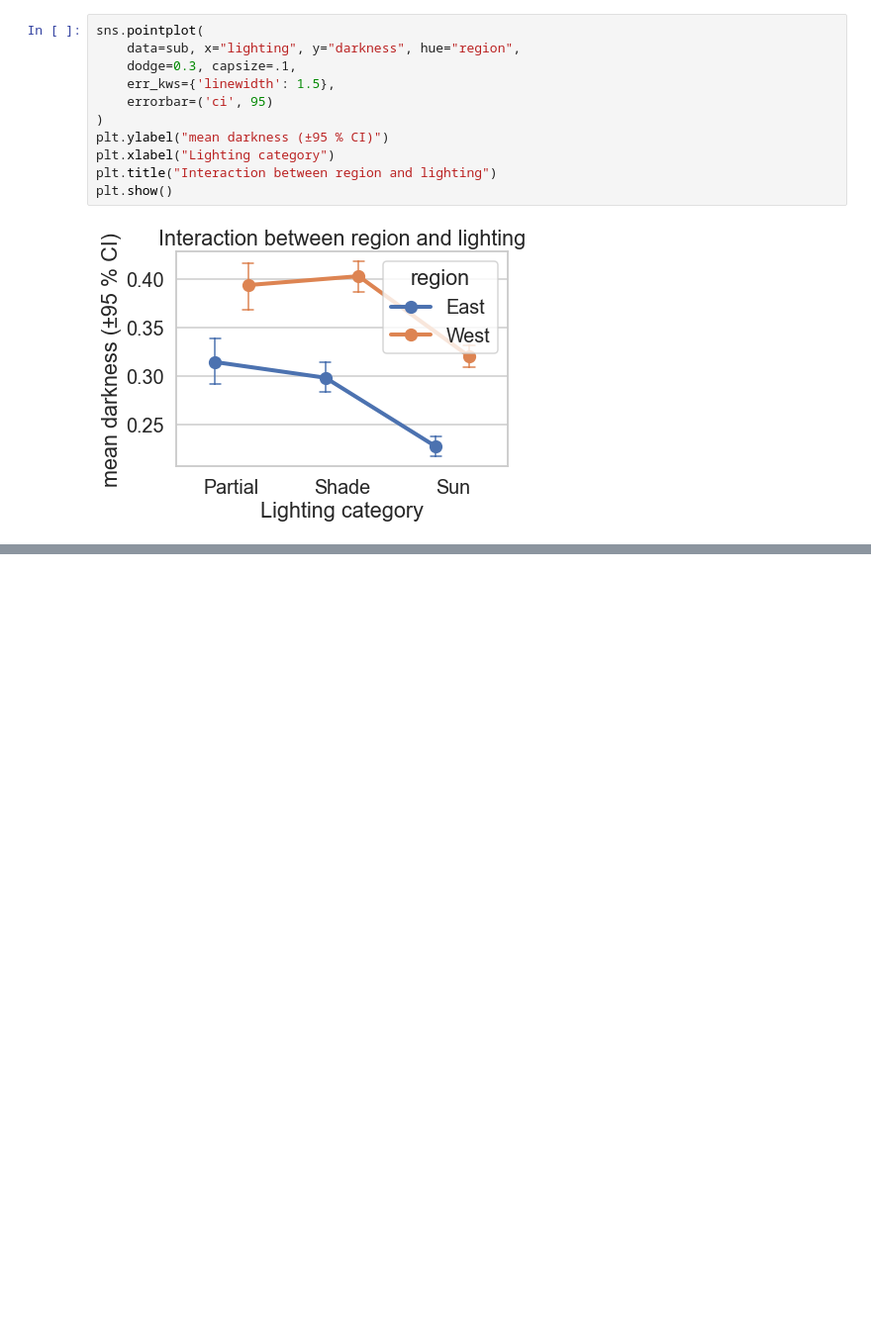
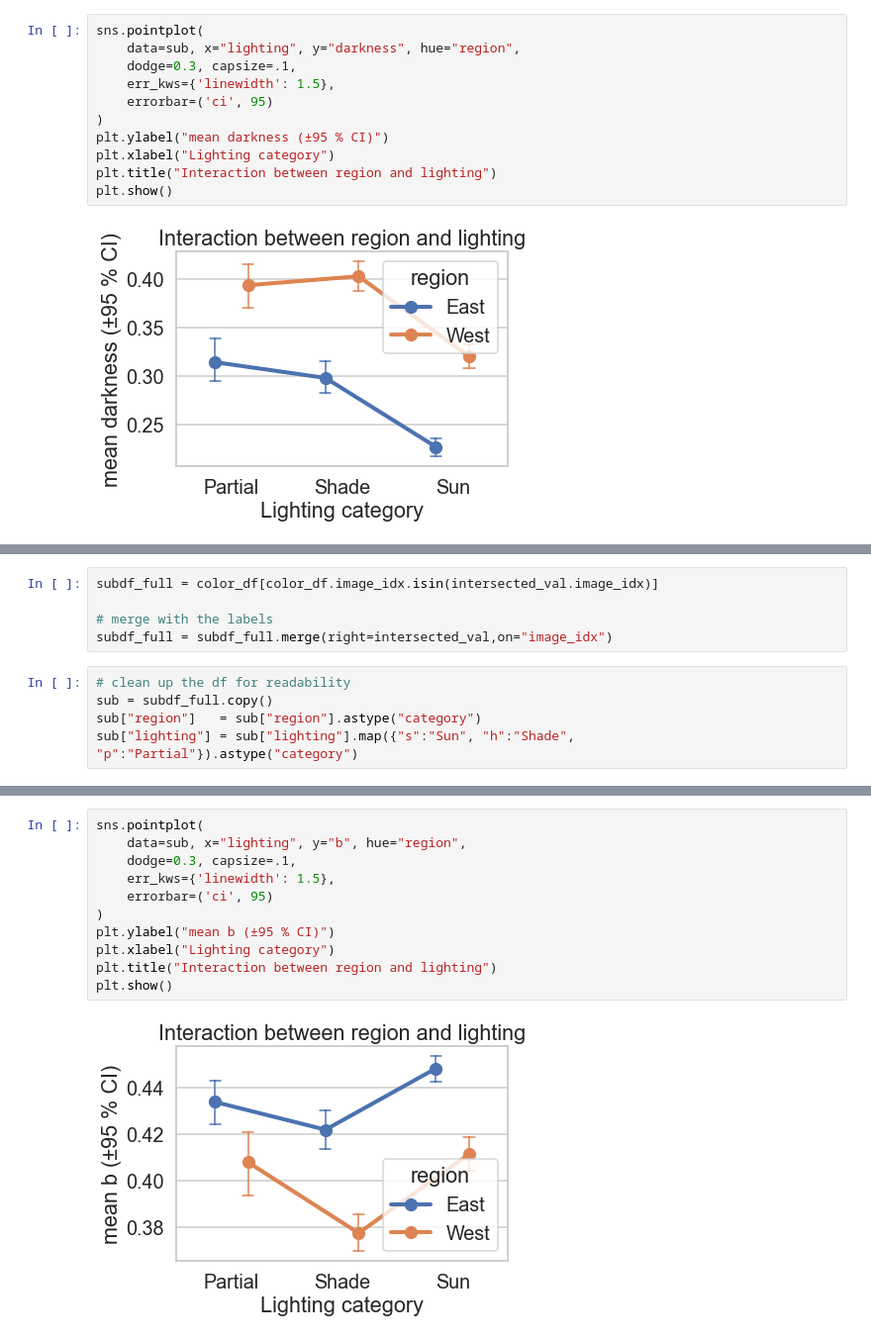
Before and after one commit to pmckenz1/monarda_fistulosa_color, a Jupyter notebook: validation/analyzing_validation_anova.ipynb, the cells around one changed output, grey strips where cells are left out. Shown at 99% size. Cells and saved outputs as stored; diff of their text form; blank space fills up the shorter version.

```diff
--- a/validation/analyzing_validation_anova.ipynb
+++ b/validation/analyzing_validation_anova.ipynb
@@ -1459,0 +1532,10 @@ plt.show()
+# %%
+subdf_full = color_df[color_df.image_idx.isin(intersected_val.image_idx)]
+
+# merge with the labels
+subdf_full = subdf_full.merge(right=intersected_val,on="image_idx")
+# %%
+# clean up the df for readability
+sub = subdf_full.copy()
+sub["region"]   = sub["region"].astype("category")
+sub["lighting"] = sub["lighting"].map({"s":"Sun", "h":"Shade", "p":"Partial"}).astype("category")
@@ -1459,0 +1575,13 @@ plt.show()
+# %%
+sns.pointplot(
+    data=sub, x="lighting", y="b", hue="region",
+    dodge=0.3, capsize=.1,
+    err_kws={'linewidth': 1.5},
+    errorbar=('ci', 95)
+)
+plt.ylabel("mean b (±95 % CI)")
+plt.xlabel("Lighting category")
+plt.title("Interaction between region and lighting")
+plt.show()
+# %% [output]
+[figure, added]
```
Also changed, not shown: parts of 27 cells of this notebook, 8 other files.
